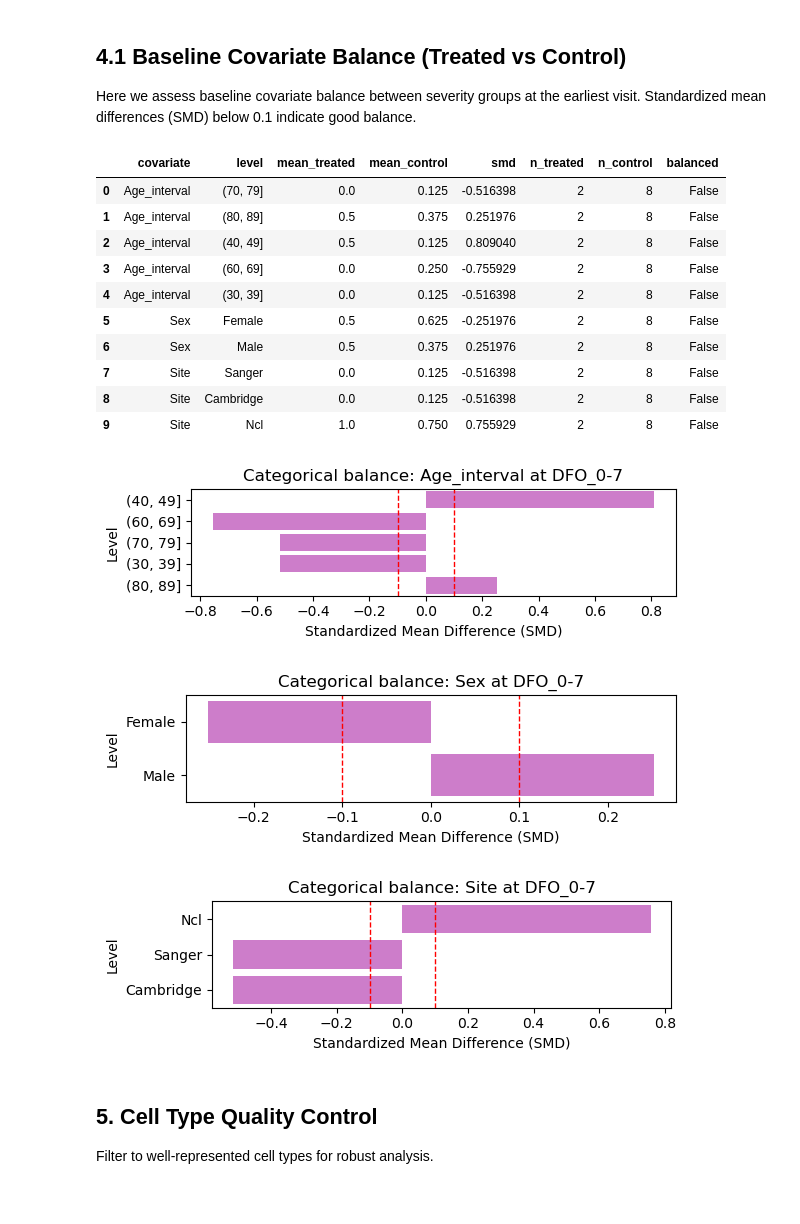
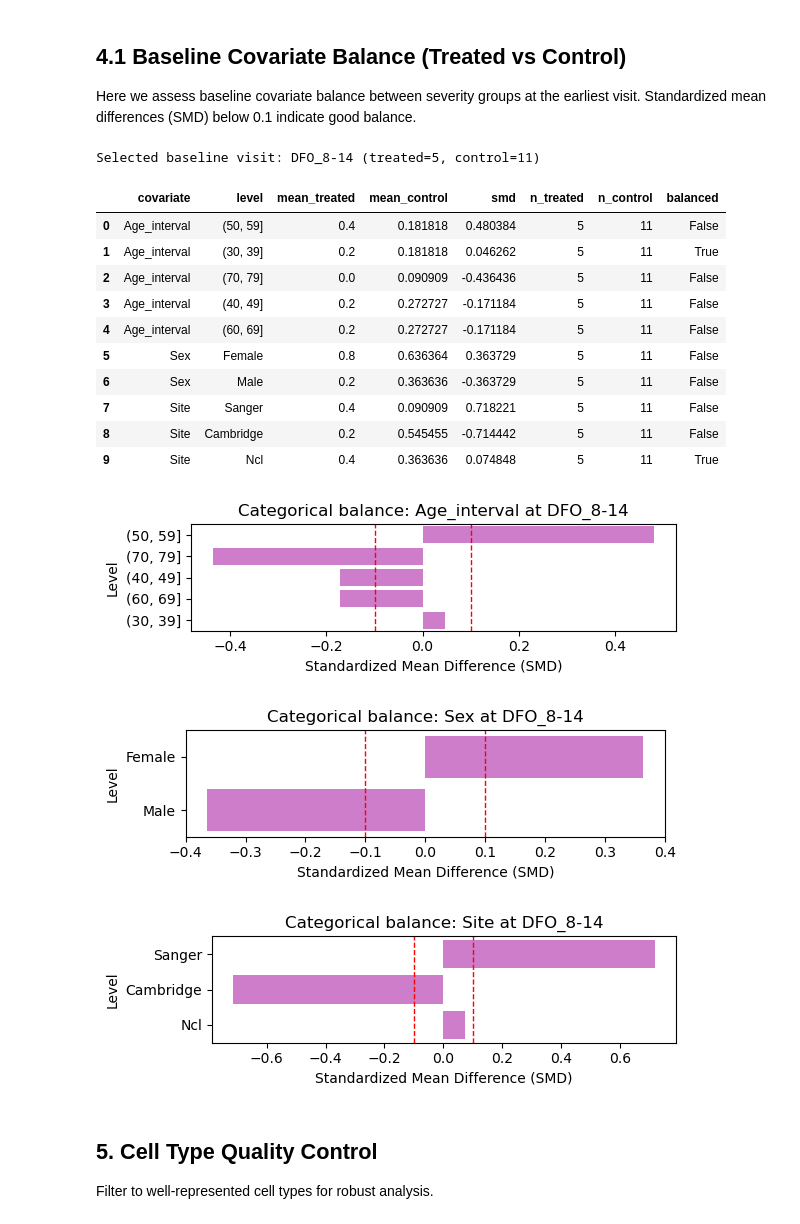
Before and after one commit to TheOmarLab/sctrial, a Jupyter notebook: docs/source/examples/example_covid19_stephenson.ipynb, the cells around one changed output. Drawn from its saved outputs; the diff is of its cells as text; code cells hidden in the pictures.

Commit message:
Select balanced baseline visit for covariate balance

```diff
--- a/docs/source/examples/example_covid19_stephenson.ipynb
+++ b/docs/source/examples/example_covid19_stephenson.ipynb
@@ -216,13 +216,26 @@ Severe         6397  44275   18594
 
 Here we assess baseline covariate balance between severity groups at the earliest visit. Standardized mean differences (SMD) below 0.1 indicate good balance.
 # %%
-# Baseline covariate balance (uses early visit)
+# Baseline covariate balance (select visit with most balanced counts)
 covariates = [c for c in ["Age_interval", "Sex", "Site"] if c in adata.obs.columns]
 if covariates:
-    # Use earliest DFO bin if available
     if "dfo_bin" in adata.obs.columns:
-        visit0 = sorted(adata.obs["dfo_bin"].dropna().unique())[0]
-        design = design if 'design' in globals() else st.TrialDesign()
+        # Pick visit with max min(n_treated, n_control) at participant-level
+        visit_scores = []
+        for v in sorted(adata.obs["dfo_bin"].dropna().unique()):
+            sub = adata.obs[adata.obs["dfo_bin"] == v]
+            if design.participant_col in sub.columns:
+                counts = sub.groupby(design.arm_col)[design.participant_col].nunique()
+            else:
+                counts = sub.groupby(design.arm_col).size()
+            n_t = int(counts.get(design.arm_treated, 0))
+            n_c = int(counts.get(design.arm_control, 0))
+            visit_scores.append((v, n_t, n_c, min(n_t, n_c)))
+        # choose visit with largest min(n_t, n_c); tie-breaker by total participants
+        visit_scores.sort(key=lambda x: (x[3], x[1]+x[2]), reverse=True)
+        visit0, n_t, n_c, _ = visit_scores[0]
+        print(f"Selected baseline visit: {visit0} (treated={n_t}, control={n_c})")
+
         try:
             balance = st.check_covariate_balance(adata, design, covariates, visit=visit0)
             display(balance)
@@ -235,47 +248,47 @@ if covariates:
                     plt.axvline(0.1, color="red", linestyle="--", linewidth=1)
                     plt.axvline(-0.1, color="red", linestyle="--", linewidth=1)
                     plt.title(f"Numeric covariate balance at {visit0}")
                     plt.xlabel("Standardized Mean Difference (SMD)")
                     plt.ylabel("Covariate")
                     plt.tight_layout()
                     plt.show()
 
                 # Categorical covariates: one panel per covariate
                 cat_bal = balance[balance["level"].notna()].copy()
                 for cov in cat_bal["covariate"].unique():
                     sub = cat_bal[cat_bal["covariate"] == cov].copy()
-                    # order by absolute SMD for readability
                     sub = sub.reindex(sub["smd"].abs().sort_values(ascending=False).index)
                     plt.figure(figsize=(6, max(2, 0.35 * len(sub))))
                     sns.barplot(data=sub, y="level", x="smd", color="orchid")
                     plt.axvline(0.1, color="red", linestyle="--", linewidth=1)
                     plt.axvline(-0.1, color="red", linestyle="--", linewidth=1)
                     plt.title(f"Categorical balance: {cov} at {visit0}")
                     plt.xlabel("Standardized Mean Difference (SMD)")
                     plt.ylabel("Level")
                     plt.tight_layout()
                     plt.show()
         except Exception as e:
             print(f"Covariate balance check failed: {e}")
     else:
         print("dfo_bin not found; skipping covariate balance check.")
 else:
     print("No baseline covariates available for balance checking.")
 # %% [output]
+Selected baseline visit: DFO_8-14 (treated=5, control=11)
 |  | covariate | level | mean_treated | mean_control | smd | n_treated | n_control | balanced |
-| 0 | Age_interval | (70, 79] | 0.0 | 0.125 | -0.516398 | 2 | 8 | False |
-| 1 | Age_interval | (80, 89] | 0.5 | 0.375 | 0.251976 | 2 | 8 | False |
-| 2 | Age_interval | (40, 49] | 0.5 | 0.125 | 0.809040 | 2 | 8 | False |
-| 3 | Age_interval | (60, 69] | 0.0 | 0.250 | -0.755929 | 2 | 8 | False |
-| 4 | Age_interval | (30, 39] | 0.0 | 0.125 | -0.516398 | 2 | 8 | False |
-| 5 | Sex | Female | 0.5 | 0.625 | -0.251976 | 2 | 8 | False |
-| 6 | Sex | Male | 0.5 | 0.375 | 0.251976 | 2 | 8 | False |
-| 7 | Site | Sanger | 0.0 | 0.125 | -0.516398 | 2 | 8 | False |
-| 8 | Site | Cambridge | 0.0 | 0.125 | -0.516398 | 2 | 8 | False |
-| 9 | Site | Ncl | 1.0 | 0.750 | 0.755929 | 2 | 8 | False |
+| 0 | Age_interval | (50, 59] | 0.4 | 0.181818 | 0.480384 | 5 | 11 | False |
+| 1 | Age_interval | (30, 39] | 0.2 | 0.181818 | 0.046262 | 5 | 11 | True |
+| 2 | Age_interval | (70, 79] | 0.0 | 0.090909 | -0.436436 | 5 | 11 | False |
+| 3 | Age_interval | (40, 49] | 0.2 | 0.272727 | -0.171184 | 5 | 11 | False |
+| 4 | Age_interval | (60, 69] | 0.2 | 0.272727 | -0.171184 | 5 | 11 | False |
+| 5 | Sex | Female | 0.8 | 0.636364 | 0.363729 | 5 | 11 | False |
+| 6 | Sex | Male | 0.2 | 0.363636 | -0.363729 | 5 | 11 | False |
+| 7 | Site | Sanger | 0.4 | 0.090909 | 0.718221 | 5 | 11 | False |
+| 8 | Site | Cambridge | 0.2 | 0.545455 | -0.714442 | 5 | 11 | False |
+| 9 | Site | Ncl | 0.4 | 0.363636 | 0.074848 | 5 | 11 | True |
-[figure, old version]
+[figure, new version]
-[figure, old version]
+[figure, new version]
-[figure, old version]
+[figure, new version]
 # %% [markdown]
 ## 5. Cell Type Quality Control
 
```
